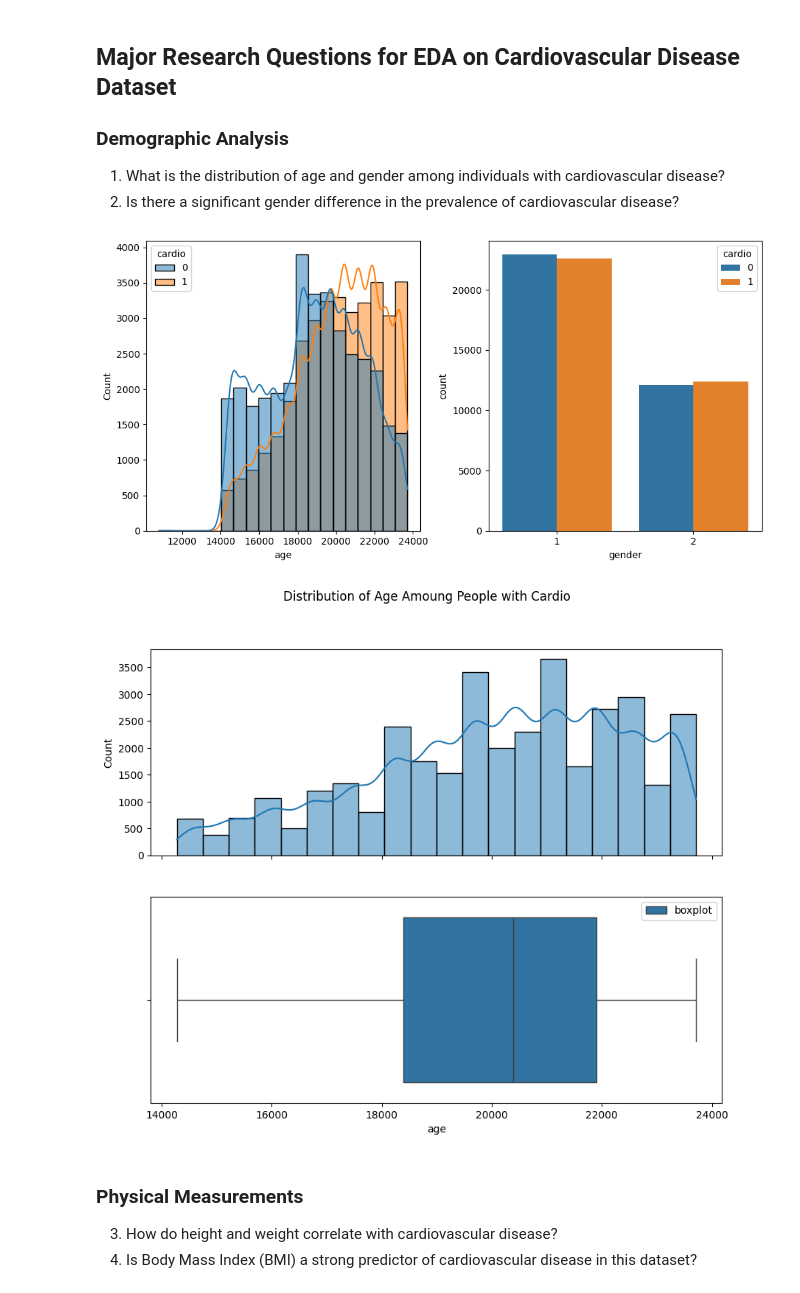
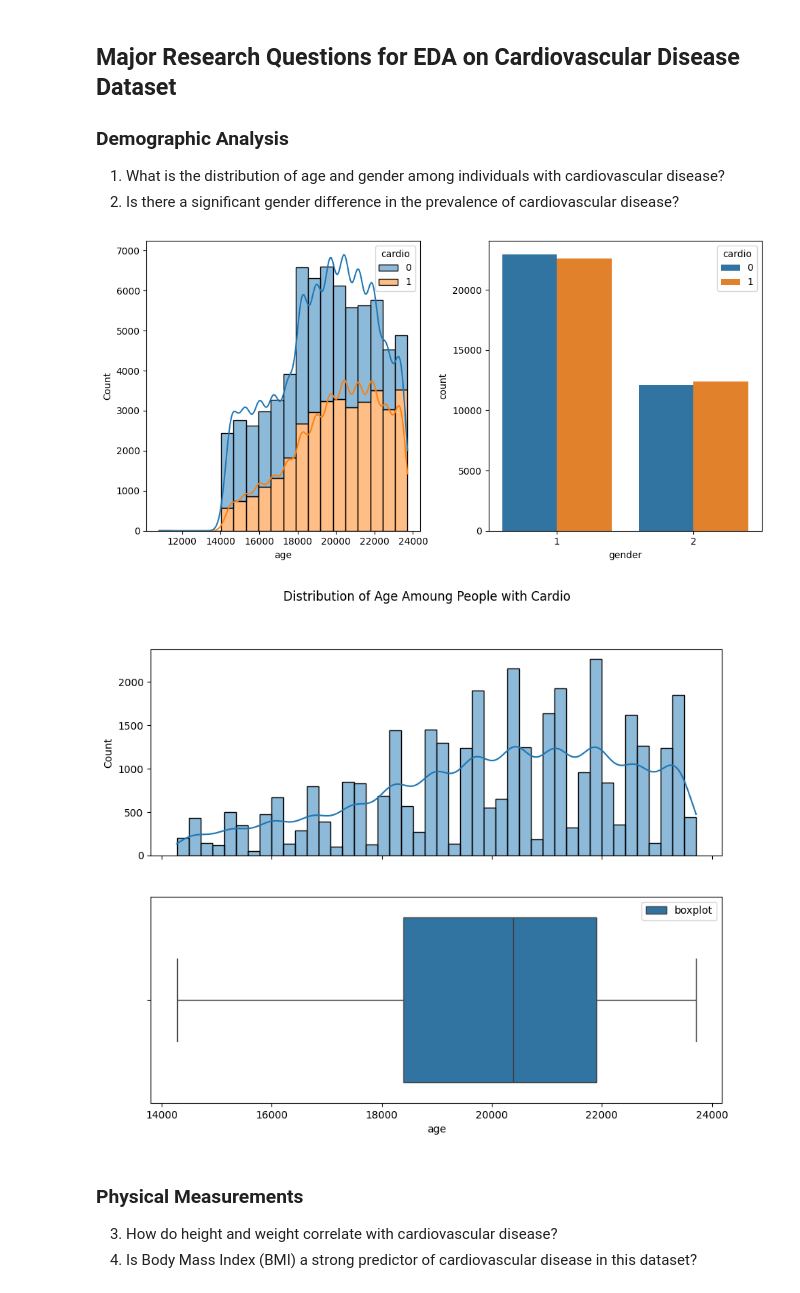
Before and after one commit to BrainsCorp/Data-Science-Stuff, a Jupyter notebook: predicting_cardio_disease/notebooks/0.02-vishal-eda-2.ipynb, the cells around one changed output. Cells and saved outputs as stored; diff of their text form; code cells hidden in the pictures.

```diff
--- a/predicting_cardio_disease/notebooks/0.02-vishal-eda-2.ipynb
+++ b/predicting_cardio_disease/notebooks/0.02-vishal-eda-2.ipynb
@@ -48,21 +79,22 @@ plt.show()
 # %%
 #1.
 fig, ax = plt.subplots(1, 2, figsize=(10, 5))
-sns.histplot(data=df, x='age', bins=20, hue='cardio', kde=True, ax=ax[0])
+sns.histplot(data=df, x='age', bins=20, hue='cardio', kde=True, multiple='stack', ax=ax[0])
 sns.countplot(data=df, x='gender', hue='cardio', ax=ax[1])
 plt.tight_layout()
 plt.show()
 # %% [output]
-[figure, old version]
+[figure, new version]
 # %%
 #1.
+#bincount =
 fig, ax = plt.subplots(2, 1, figsize=(10, 8), sharex=True)
-sns.histplot(data=df[df['cardio']==1], bins=20, kde=True, x='age', ax=ax[0], label='histogram')
+sns.histplot(data=df[df['cardio']==1], bins='auto', kde=True, x='age', ax=ax[0], label='histogram')
 sns.boxplot(data=df[df['cardio']==1], x='age', ax=ax[1], label='boxplot')
 plt.suptitle("Distribution of Age Amoung People with Cardio")
 plt.show()
 # %% [output]
-[figure, old version]
+[figure, new version]
 # %% [markdown]
 ### Physical Measurements
 3. How do height and weight correlate with cardiovascular disease?
```
Also changed, not shown: parts of 33 cells of this notebook.
